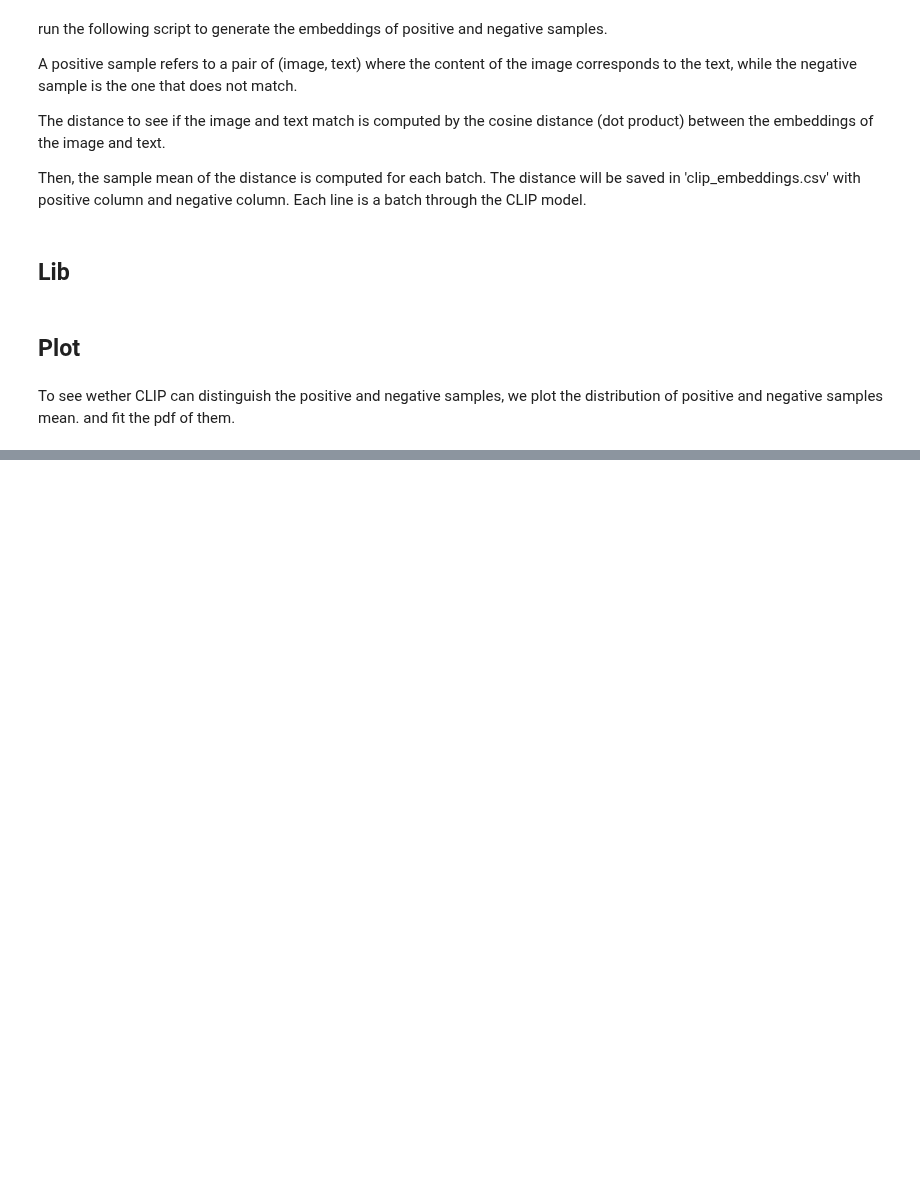
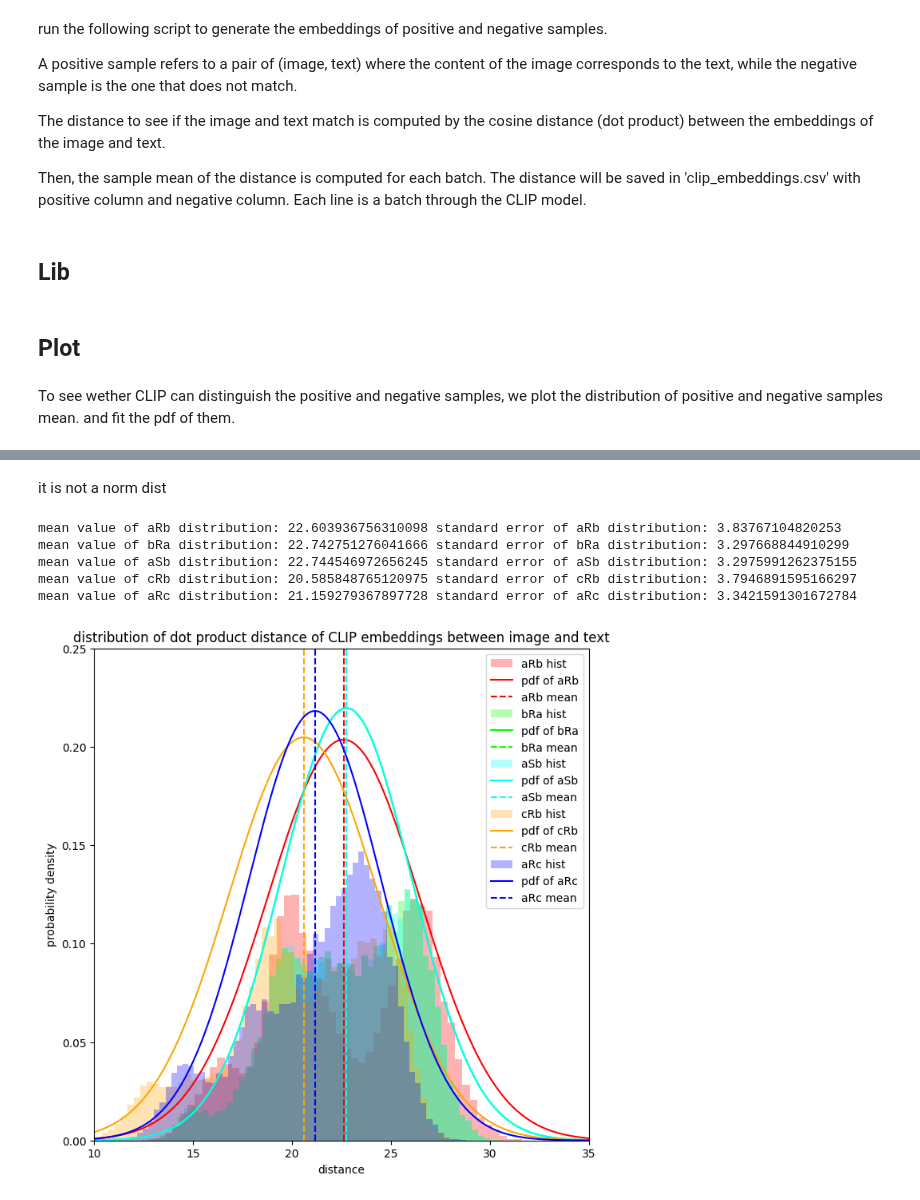
Before and after one commit to karry-z/clip-binding, a Jupyter notebook: Investigate_CLIP_text_embeddings.ipynb, the cells around one changed output, grey strips where cells are left out. Drawn from its saved outputs; the diff is of its cells as text; code cells hidden in the pictures; blank space fills up the shorter version.

```diff
--- a/Investigate_CLIP_text_embeddings.ipynb
+++ b/Investigate_CLIP_text_embeddings.ipynb
@@ -73,0 +136,35 @@ Since the p-value of the test (0) is less than .05, we reject the null hypothesi
+# %% [markdown]
+it is not a norm dist
+# %%
+def normal_dist(x, mu, sigma):
+    return np.exp(-(x-mu)**2/(2*sigma**2))/np.sqrt(2*np.pi*sigma)
+
+X = np.linspace(0, 50, 500)
+
+def plot_label_dist(ax, df_label, label, color=mcolors.CSS4_COLORS['red'], alpha=0.3):
+    hist = ax.hist(df_label, bins='auto', density=True, label=f'{label} hist', alpha = alpha, color=color)
+    dist = stats.rv_histogram(hist[:2])
+    ax.plot(X, normal_dist(X, dist.mean(), dist.std()), label=f'pdf of {label}', color=color)
+    ax.vlines(dist.mean(), 0, 3, colors=color, label=f'{label} mean', linestyle='--')
+    print(f"mean value of {label} distribution:", dist.mean(), f"standard error of {label} distribution:", dist.std())
+# %%
+fig, ax = plt.subplots(figsize=(8, 8))
+ax.set_title("distribution of dot product distance of CLIP embeddings between image and text")
+plot_label_dist(ax, df['aRb'], 'aRb', color=mcolors.CSS4_COLORS['red'])
+plot_label_dist(ax, df['bRa'], 'bRa', color=mcolors.CSS4_COLORS['lime'])
+plot_label_dist(ax, df['aSb'], 'aSb', color=mcolors.CSS4_COLORS['cyan'])
+plot_label_dist(ax, df['cRb'], 'cRb', color=mcolors.CSS4_COLORS['orange'])
+plot_label_dist(ax, df['aRc'], 'aRc', color=mcolors.CSS4_COLORS['blue'])
+ax.legend()
+ax.set_xlabel('distance')
+ax.set_ylabel('probability density')
+ax.set_xlim(10, 35)
+ax.set_ylim(0, 0.25)
+fig.show()
+# %% [output]
+mean value of aRb distribution: 22.603936756310098 standard error of aRb distribution: 3.83767104820253
+mean value of bRa distribution: 22.742751276041666 standard error of bRa distribution: 3.297668844910299
+mean value of aSb distribution: 22.744546972656245 standard error of aSb distribution: 3.2975991262375155
+mean value of cRb distribution: 20.585848765120975 standard error of cRb distribution: 3.7946891595166297
+mean value of aRc distribution: 21.159279367897728 standard error of aRc distribution: 3.3421591301672784
+[figure, added]
```
Also changed, not shown: parts of 13 cells of this notebook, 4 other files.
